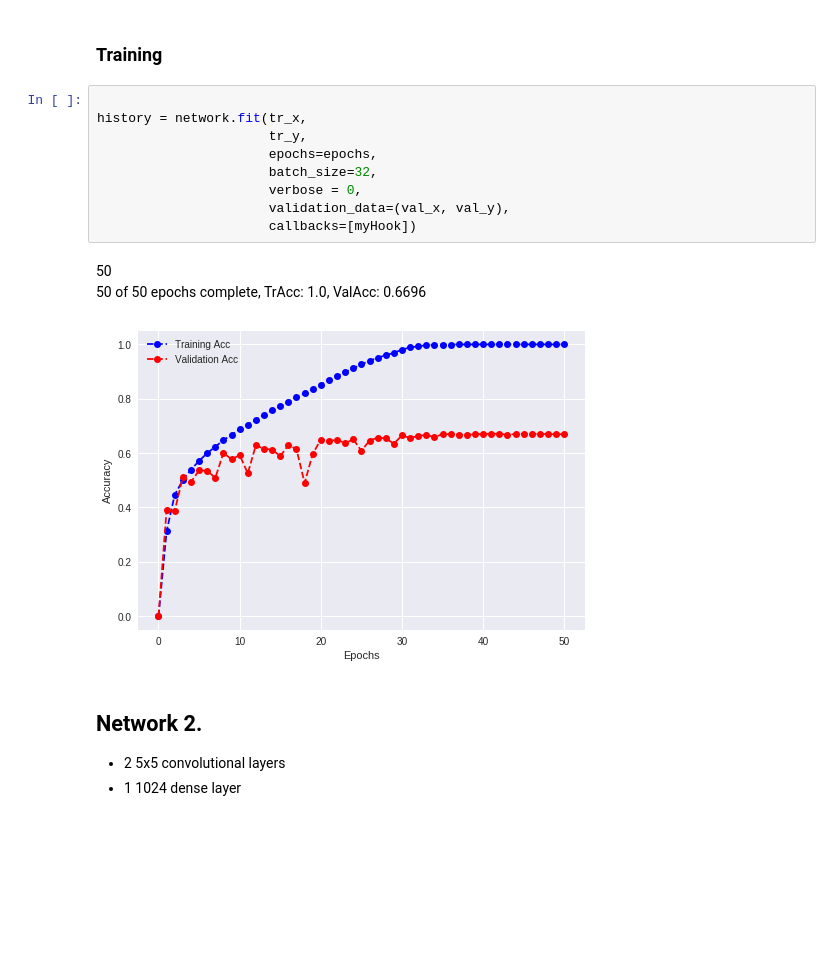
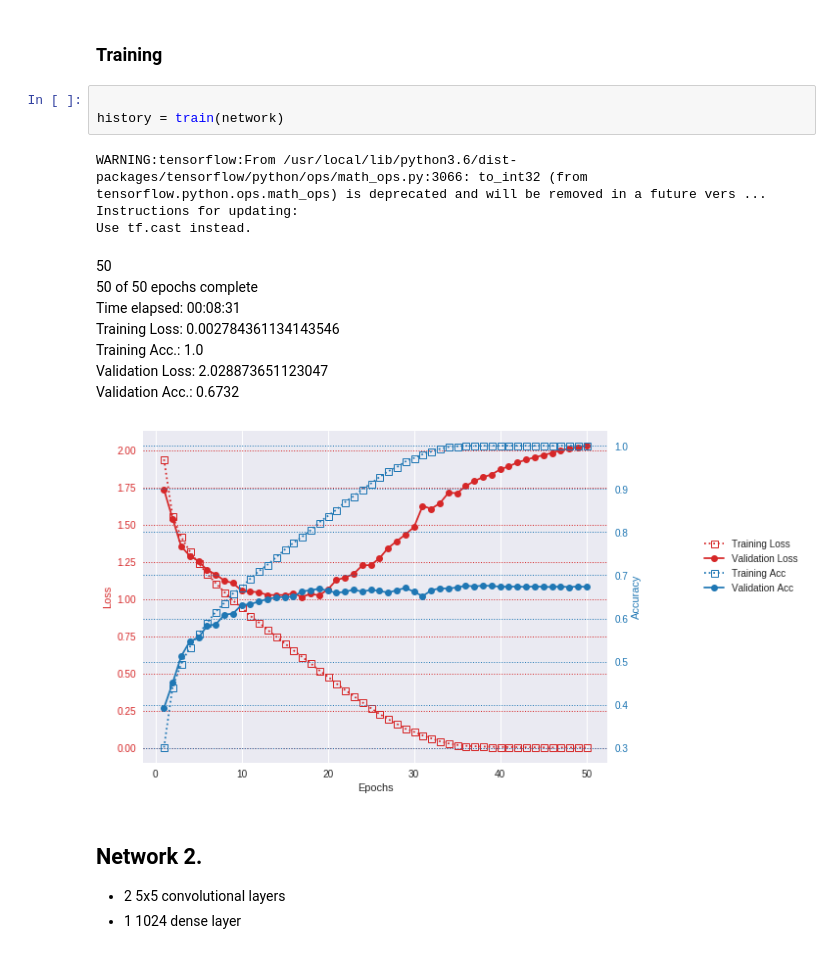
Before and after one commit to algo74/MLCourse, a Jupyter notebook: HW2/HW2_file1.ipynb, the cells around one changed output. Drawn from its saved outputs; the diff is of its cells as text; blank space fills up the shorter version.

```diff
--- a/HW2/HW2_file1.ipynb
+++ b/HW2/HW2_file1.ipynb
@@ -264,19 +293,21 @@ Non-trainable params: 0
 _________________________________________________________________
 # %% [markdown]
 ### Training
-# %%
-
-history = network.fit(tr_x,
-                      tr_y,
-                      epochs=epochs,
-                      batch_size=32,
-                      verbose = 0,
-                      validation_data=(val_x, val_y),
-                      callbacks=[myHook])
-# %% [output]
-50
-50 of 50 epochs complete, TrAcc: 1.0, ValAcc: 0.6696
-[figure, removed]
+# %%
+
+history = train(network)
+# %% [output]
+WARNING:tensorflow:From /usr/local/lib/python3.6/dist-packages/tensorflow/python/ops/math_ops.py:3066: to_int32 (from tensorflow.python.ops.math_ops) is deprecated and will be removed in a future vers ...
+Instructions for updating:
+Use tf.cast instead.
+50
+50 of 50 epochs complete
+Time elapsed: 00:08:31
+Training Loss: 0.002784361134143546
+Training Acc.: 1.0
+Validation Loss: 2.028873651123047
+Validation Acc.: 0.6732
+[figure, added]
 # %% [markdown]
 ## Network 2.
 * 2 5x5 convolutional layers
```
Also changed, not shown: parts of 10 cells of this notebook.
